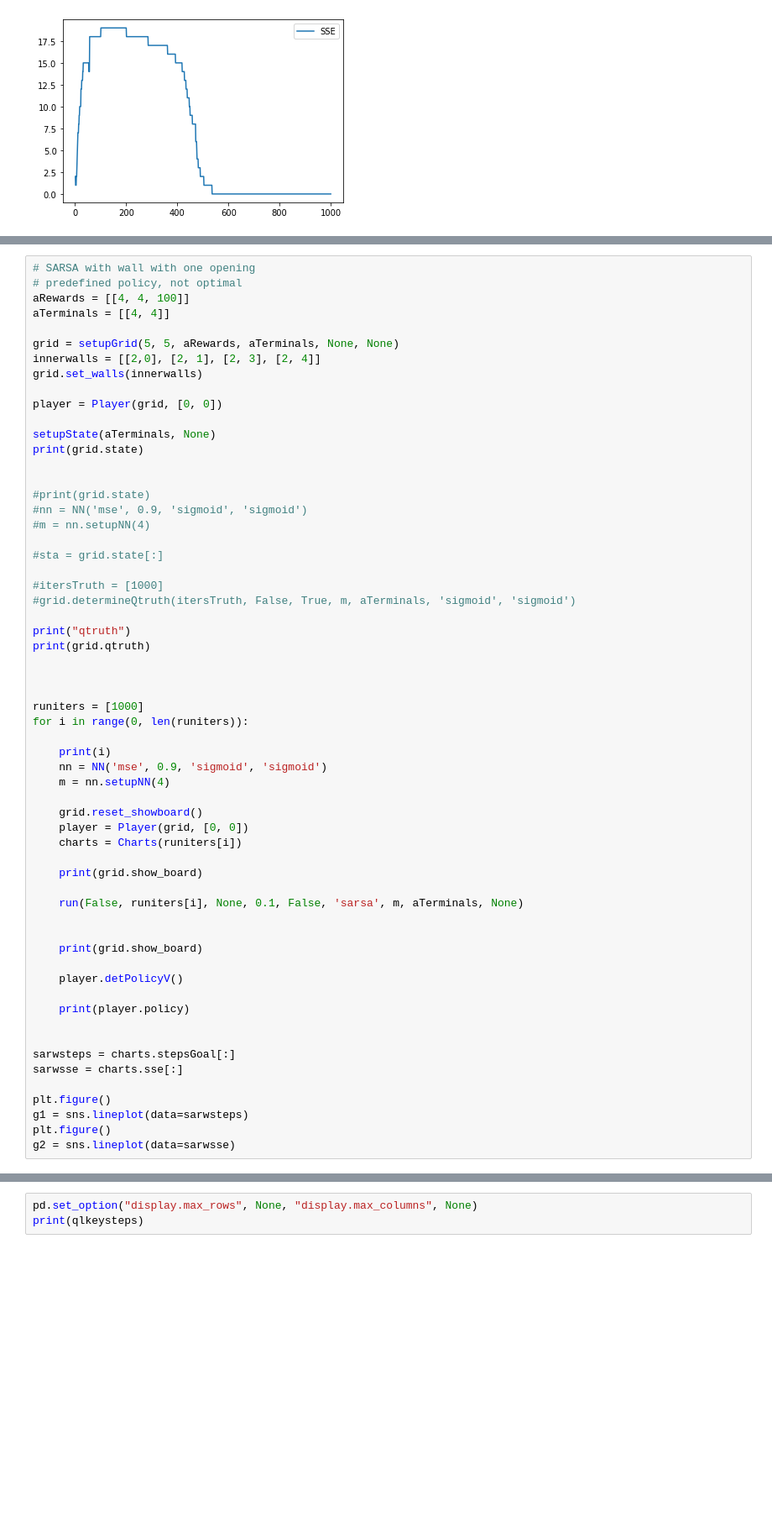
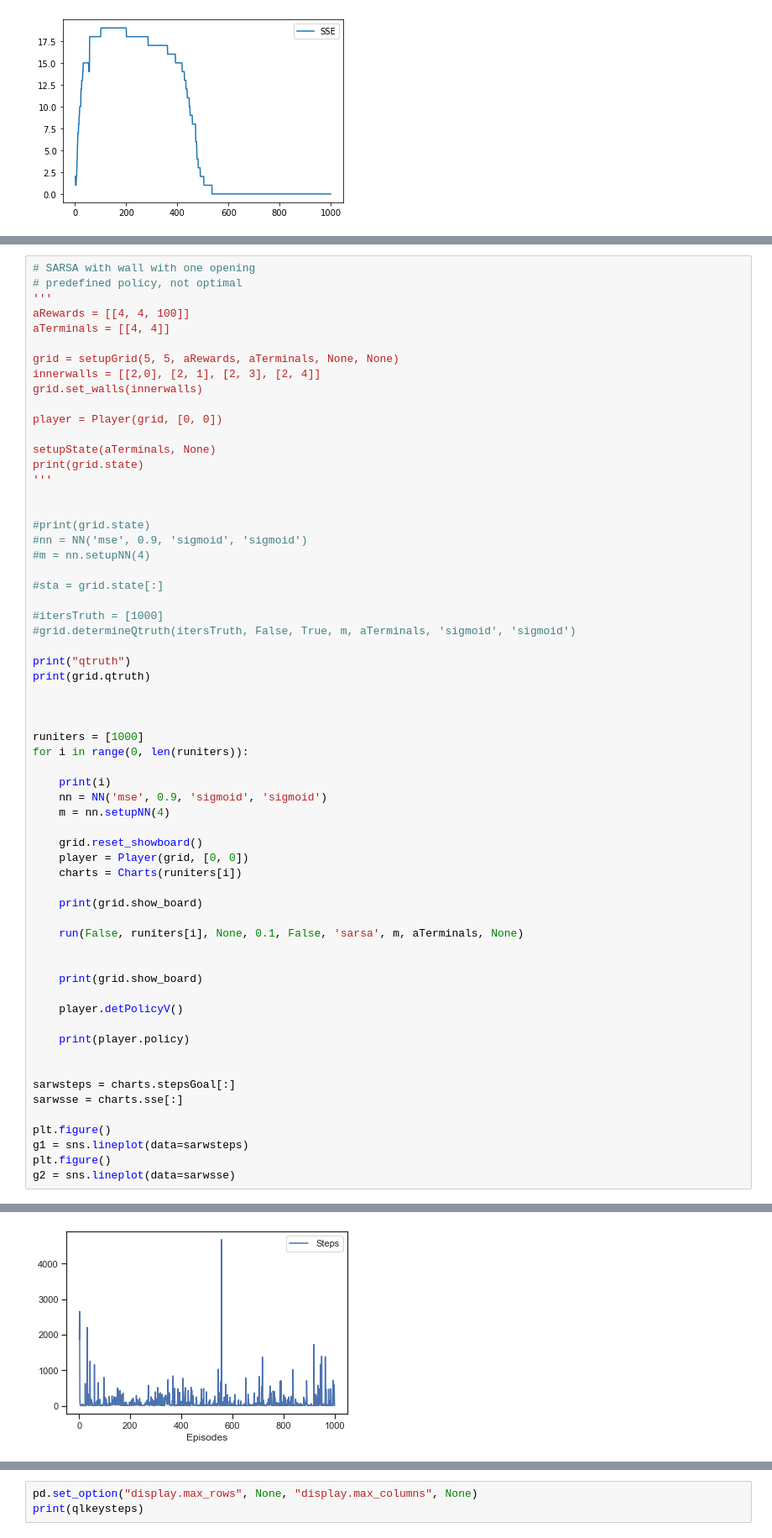
Before and after one commit to FreedomEclipse/GridWorldNN, a Jupyter notebook: gridworldNN.ipynb, the cells around one changed output, grey strips where cells are left out. Shown at 84% size. Drawn from its saved outputs; the diff is of its cells as text; blank space fills up the shorter version.

```diff
--- a/gridworldNN.ipynb
+++ b/gridworldNN.ipynb
@@ -1320,6 +1317,7 @@ KeyboardInterrupt:
 # %%
 # SARSA with wall with one opening
 # predefined policy, not optimal
+'''
 aRewards = [[4, 4, 100]]
 aTerminals = [[4, 4]]
 
@@ -1331,6 +1329,7 @@ player = Player(grid, [0, 0])
 
 setupState(aTerminals, None)
 print(grid.state)
+'''
 
 
 #print(grid.state)
@@ -1377,3 +1376,4 @@ plt.figure()
 g1 = sns.lineplot(data=sarwsteps)
 plt.figure()
 g2 = sns.lineplot(data=sarwsse)
+# %% [output]
@@ -1379,0 +1397 @@ g2 = sns.lineplot(data=sarwsse)
+[figure, added]
```
Also changed, not shown: parts of 22 cells of this notebook.
